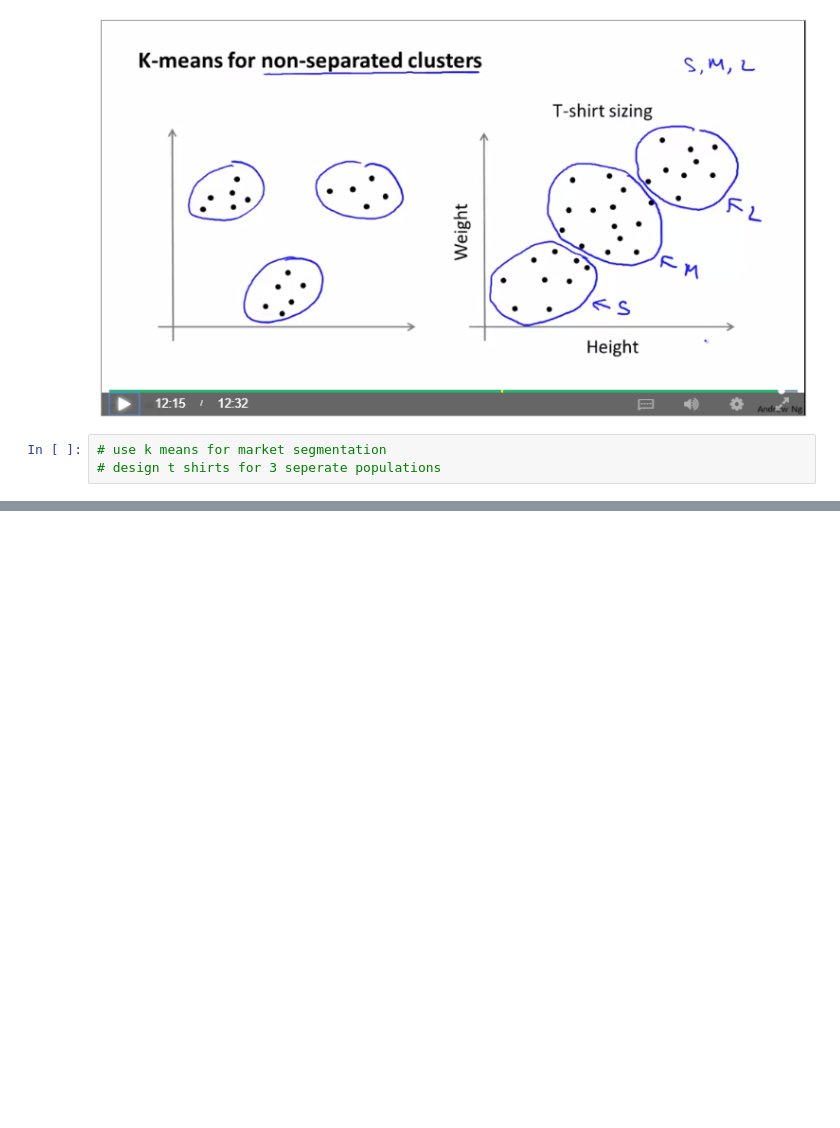
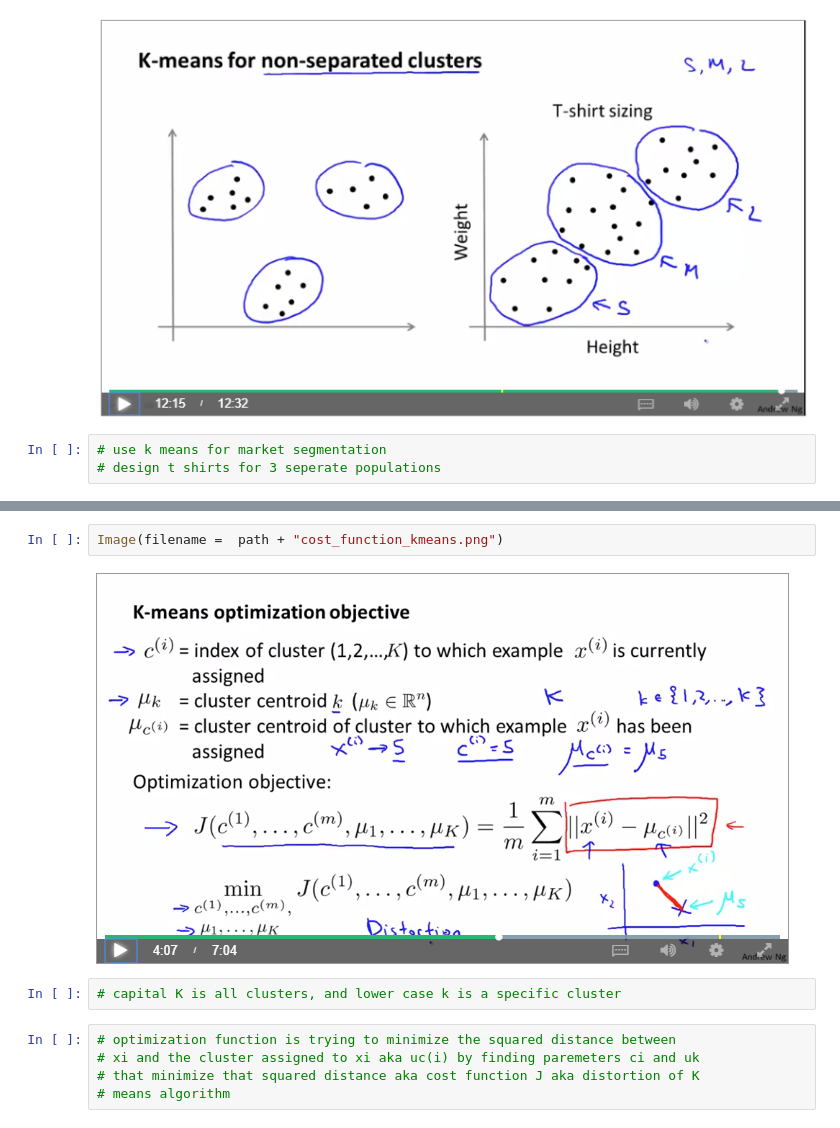
Before and after one commit to louloret/Andrew-NG-Machine-Learning, a Jupyter notebook: Week8_Unsupervised_Learning-checkpoint.ipynb, the cells around one changed output, grey strips where cells are left out. Saved outputs shown, nothing was run; the diff lists cells and outputs as text; blank space fills up the shorter version.

```diff
--- a/Week8_Unsupervised_Learning-checkpoint.ipynb
+++ b/Week8_Unsupervised_Learning-checkpoint.ipynb
@@ -105,0 +112,11 @@ Image(filename =  path + "algo3.png")
+# %%
+Image(filename =  path + "cost_function_kmeans.png")
+# %% [output]
+[figure, added]
+# %%
+# capital K is all clusters, and lower case k is a specific cluster
+# %%
+# optimization function is trying to minimize the squared distance between
+# xi and the cluster assigned to xi aka uc(i) by finding paremeters ci and uk
+# that minimize that squared distance aka cost function J aka distortion of K
+# means algorithm
```
Also changed, not shown: parts of 19 cells of this notebook.
